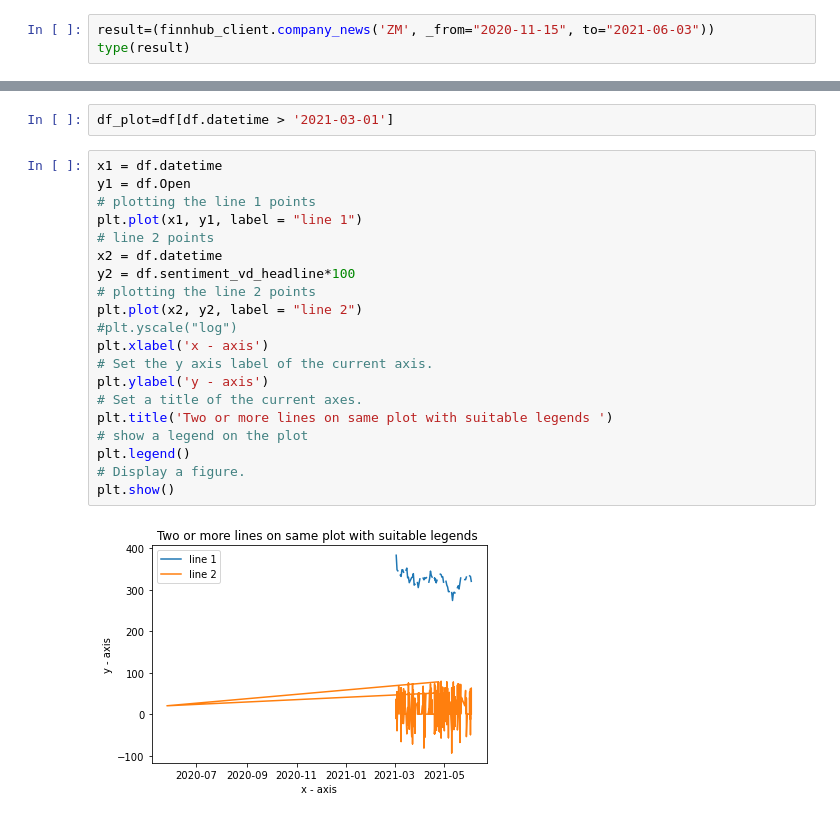
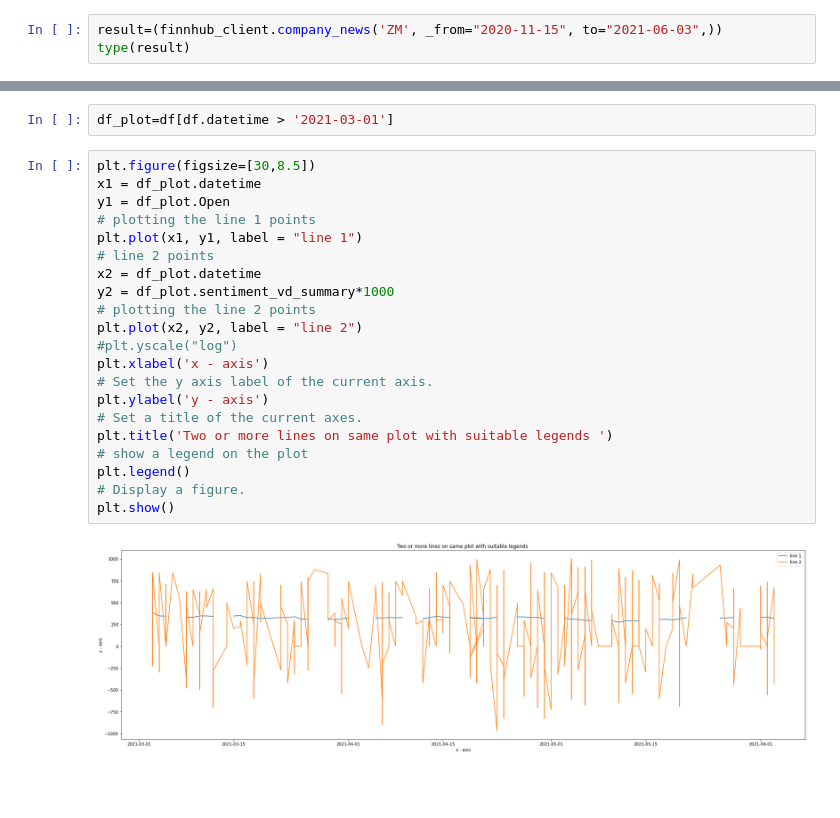
Before and after one commit to Louisaebert/Stock_Prediction, a Jupyter notebook: Stock_prediction.ipynb, the cells around one changed output, grey strips where cells are left out. Saved outputs shown, nothing was run; the diff lists cells and outputs as text; blank space fills up the shorter version.

```diff
--- a/Stock_prediction.ipynb
+++ b/Stock_prediction.ipynb
@@ -86,7 +86,7 @@ import finnhub
 # Setup client
 finnhub_client = finnhub.Client(api_key="c2si65iad3ic1qis06lg")
 # %%
-result=(finnhub_client.company_news('ZM', _from="2020-11-15", to="2021-06-03"))
+result=(finnhub_client.company_news('ZM', _from="2020-11-15", to="2021-06-03",))
 type(result)
 # %% [output]
 list
@@ -246,24 +239,25 @@ df.tail()
 # %%
 df_plot=df[df.datetime > '2021-03-01']
 # %%
-x1 = df.datetime
-y1 = df.Open
+plt.figure(figsize=[30,8.5])
+x1 = df_plot.datetime
+y1 = df_plot.Open
 # plotting the line 1 points
 plt.plot(x1, y1, label = "line 1")
 # line 2 points
-x2 = df.datetime
-y2 = df.sentiment_vd_headline*100
+x2 = df_plot.datetime
+y2 = df_plot.sentiment_vd_summary*1000
 # plotting the line 2 points
 plt.plot(x2, y2, label = "line 2")
 #plt.yscale("log")
 plt.xlabel('x - axis')
 # Set the y axis label of the current axis.
 plt.ylabel('y - axis')
 # Set a title of the current axes.
 plt.title('Two or more lines on same plot with suitable legends ')
 # show a legend on the plot
 plt.legend()
 # Display a figure.
 plt.show()
 # %% [output]
-[figure, old version]
+[figure, new version]
```
Also changed, not shown: parts of 6 cells of this notebook, 1 other file.
